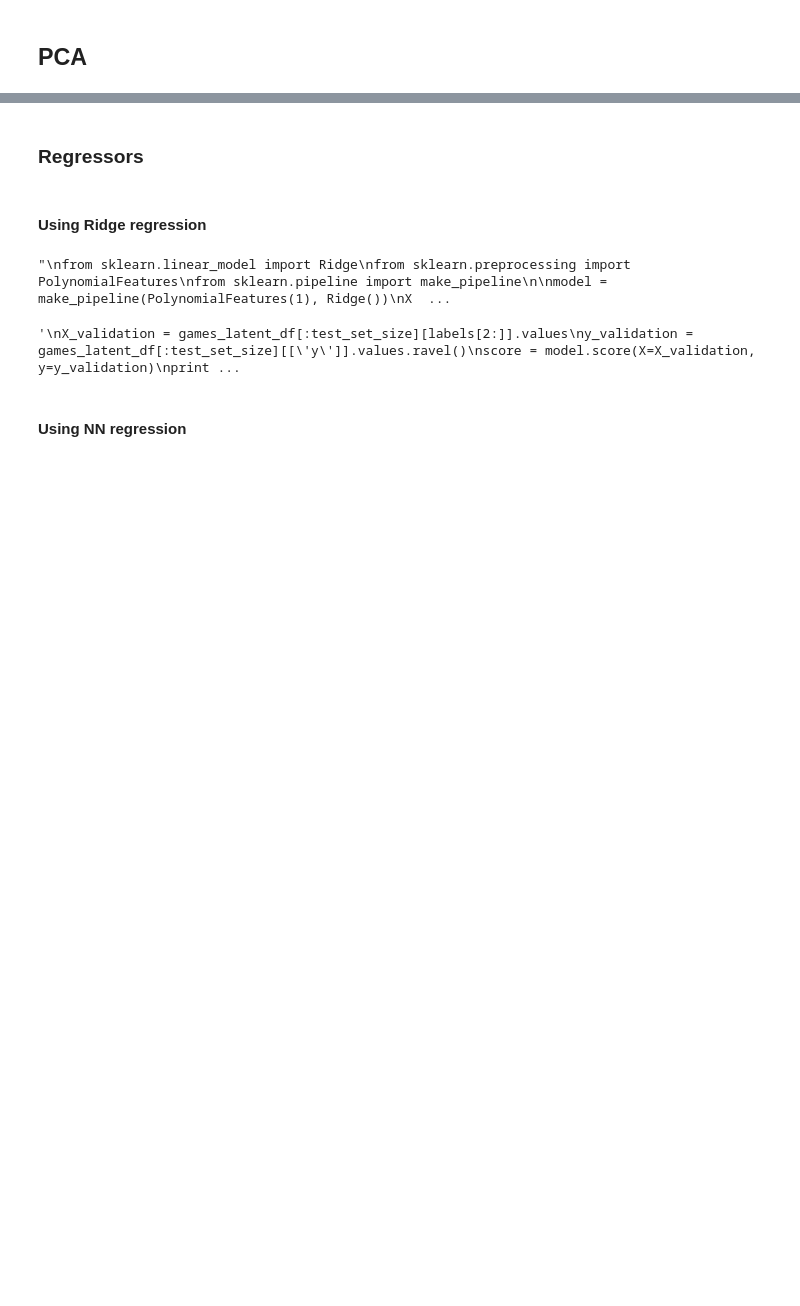
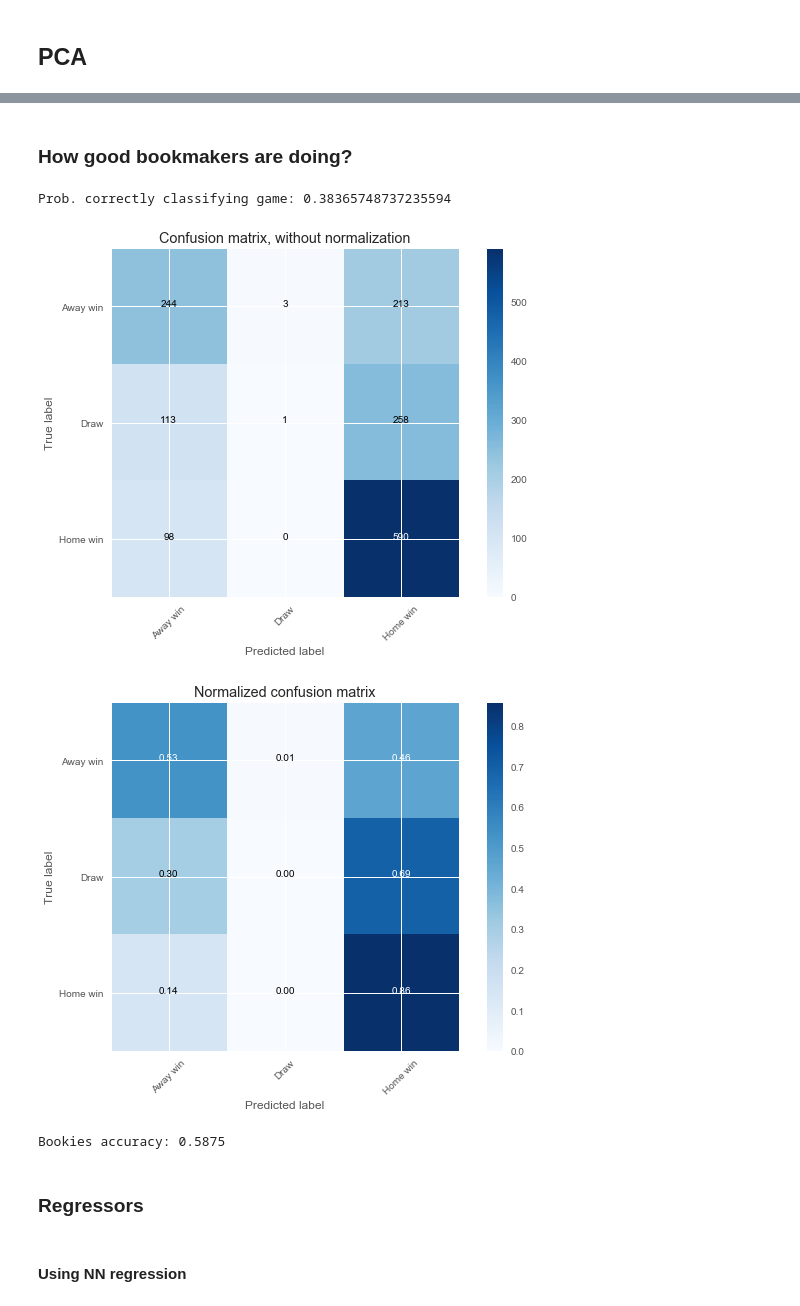
Before and after one commit to ValentinMoullet/SportsGameSimulator, a Jupyter notebook: latent_variables_playground.ipynb, the cells around one changed output, grey strips where cells are left out. Cells and saved outputs as stored; diff of their text form; code cells hidden in the pictures; blank space fills up the shorter version.

Commit message:
Refactored code for notebook + added code for PyTorch for game_prediction.

```diff
--- a/latent_variables_playground.ipynb
+++ b/latent_variables_playground.ipynb
@@ -150,6 +87,0 @@ sns.heatmap(X, xticklabels=away_teams, yticklabels=home_teams, cmap="coolwarm")
-# %%
-mean = np.nanmean(X)
-print("Home advantage:", mean)
-
-# What to do with NaNs??
-X[np.isnan(X)] = mean
@@ -189,0 +88,2 @@ model.reconstruction_err_
+# %%
+X = replace_nan_by_mean(X)
@@ -189,0 +114,14 @@ model.reconstruction_err_
+# %%
+k = 2
+W, H, model = NMF_grid_search(
+    X,
+    k,
+    inits=NMF_INITS,
+    solvers=NMF_SOLVERS,
+    beta_losses=NMF_BETA_LOSSES,
+    max_iters=NMF_MAX_ITERS,
+    alphas=NMF_ALPHAS,
+    l1_ratios=NMF_L1_RATIOS,
+    shuffles=NMF_SHUFFLES)
+
+print(model.reconstruction_err_)
@@ -317,0 +176,7 @@ if replace_zeros_by_mean:
+# %%
+# For training
+games_latent_train_df = create_latent_df(game_info_train_df, W, H, home_teams, away_teams)
+data_labels = games_latent_train_df.columns[1:]
+target_label = games_latent_train_df.columns[0]
+data, target = get_data_and_target(games_latent_train_df, data_labels, target_label)
+games_latent_train_df.head()
@@ -318,28 +202,21 @@ if replace_zeros_by_mean:
+# %% [markdown]
+### How good bookmakers are doing?
+# %%
+y_true = sigmoid_values_to_classes(target)
+y_pred = get_bookies_pred(game_info_train_df)
+y_pred_proba = get_bookies_pred(game_info_train_df, classes_proba=True)
+
+print("Prob. correctly classifying game:", log_loss_proba(y_true, y_pred_proba, labels=[-1, 0, 1]))
+
+plot_confusion_matrices(y_true, y_pred)
+
+print("Bookies accuracy:", get_bookies_accuracy(game_info_train_df))
+# %% [output]
+Prob. correctly classifying game: 0.38365748737235594
+[figure, added]
+[figure, added]
+Bookies accuracy: 0.5875
 # %% [markdown]
 ### Regressors
-# %% [markdown]
-#### Using Ridge regression
-# %%
-'''
-from sklearn.linear_model import Ridge
-from sklearn.preprocessing import PolynomialFeatures
-from sklearn.pipeline import make_pipeline
-
-model = make_pipeline(PolynomialFeatures(1), Ridge())
-X = games_latent_df[test_set_size:][labels[2:]].values
-y = games_latent_df[test_set_size:][['y']].values.ravel()
-model.fit(X=X, y=y)
-'''
-# %% [output]
-"\nfrom sklearn.linear_model import Ridge\nfrom sklearn.preprocessing import PolynomialFeatures\nfrom sklearn.pipeline import make_pipeline\n\nmodel = make_pipeline(PolynomialFeatures(1), Ridge())\nX  ...
-# %%
-'''
-X_validation = games_latent_df[:test_set_size][labels[2:]].values
-y_validation = games_latent_df[:test_set_size][['y']].values.ravel()
-score = model.score(X=X_validation, y=y_validation)
-print("Score (R-squared):", score)
-'''
-# %% [output]
-'\nX_validation = games_latent_df[:test_set_size][labels[2:]].values\ny_validation = games_latent_df[:test_set_size][[\'y\']].values.ravel()\nscore = model.score(X=X_validation, y=y_validation)\nprint ...
 # %% [markdown]
 #### Using NN regression
```
Also changed, not shown: parts of 58 cells of this notebook, 15 other files.
